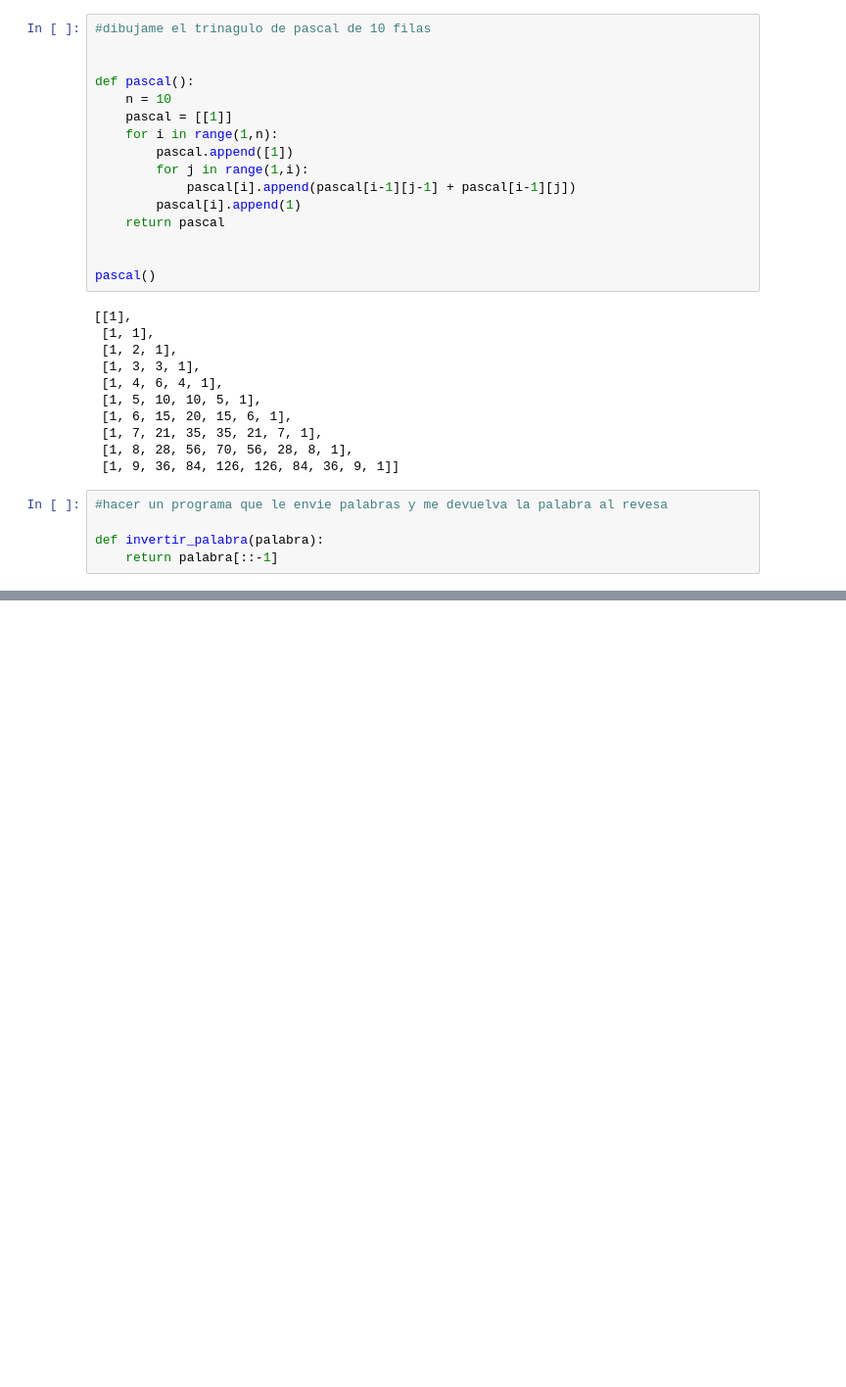
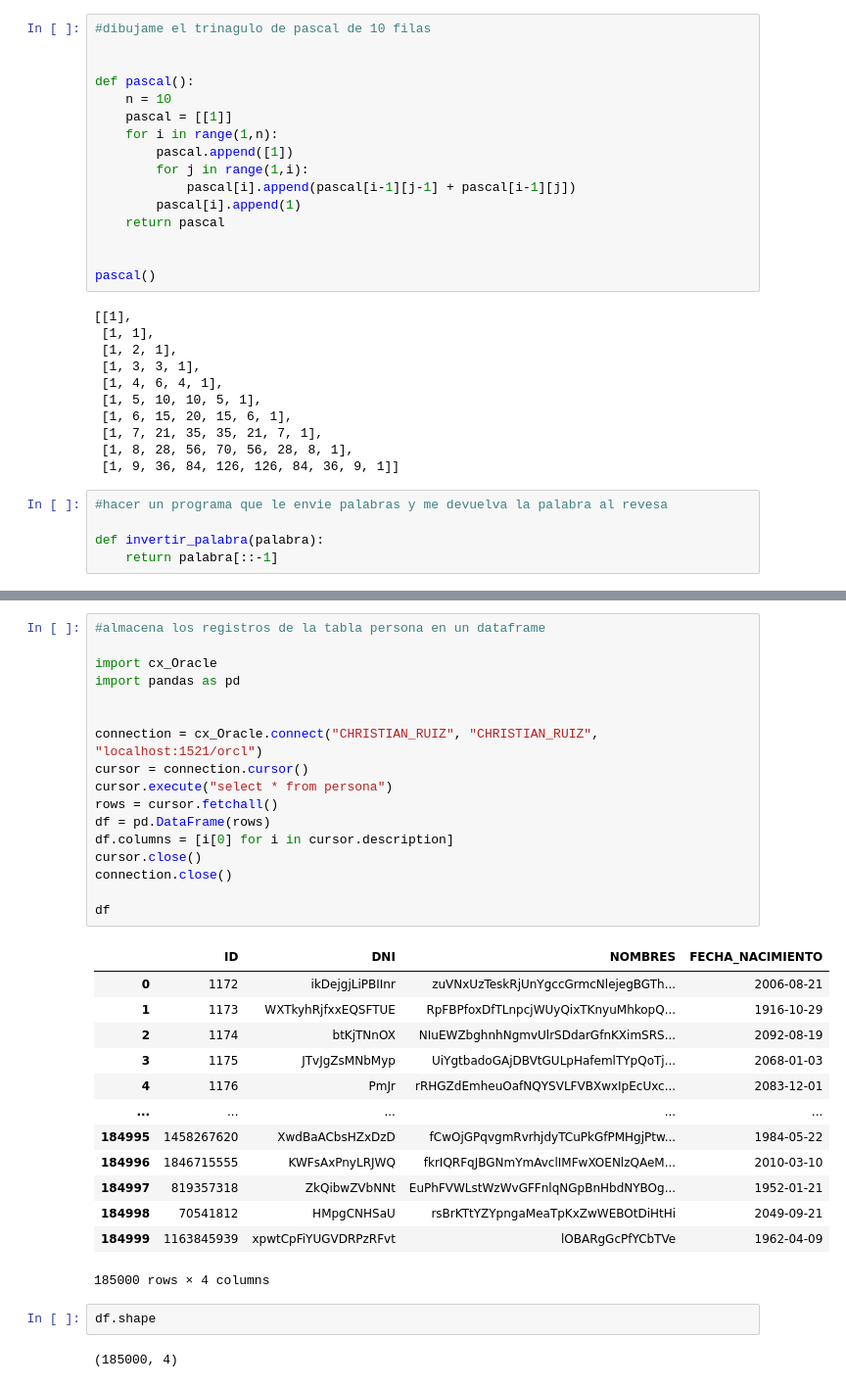
Before and after one commit to chris78rey/DIPLOM_BIGDATA, a Jupyter notebook: deberes/modulo04/talleres guiados/prueba.ipynb, the cells around one changed output, grey strips where cells are left out. Shown at 98% size. Drawn from its saved outputs; the diff is of its cells as text; blank space fills up the shorter version.

```diff
--- a/deberes/modulo04/talleres guiados/prueba.ipynb
+++ b/deberes/modulo04/talleres guiados/prueba.ipynb
@@ -66,0 +122,35 @@ def invertir_palabra(palabra):
+# %%
+#almacena los registros de la tabla persona en un dataframe
+
+import cx_Oracle
+import pandas as pd
+
+
+connection = cx_Oracle.connect("CHRISTIAN_RUIZ", "CHRISTIAN_RUIZ", "localhost:1521/orcl")
+cursor = connection.cursor()
+cursor.execute("select * from persona")
+rows = cursor.fetchall()
+df = pd.DataFrame(rows)
+df.columns = [i[0] for i in cursor.description]
+cursor.close()
+connection.close()
+
+df
+# %% [output]
+|  | ID | DNI | NOMBRES | FECHA_NACIMIENTO |
+| 0 | 1172 | ikDejgjLiPBIInr | zuVNxUzTeskRjUnYgccGrmcNlejegBGTh... | 2006-08-21 |
+| 1 | 1173 | WXTkyhRjfxxEQSFTUE | RpFBPfoxDfTLnpcjWUyQixTKnyuMhkopQ... | 1916-10-29 |
+| 2 | 1174 | btKjTNnOX | NIuEWZbghnhNgmvUlrSDdarGfnKXimSRS... | 2092-08-19 |
+| 3 | 1175 | JTvJgZsMNbMyp | UiYgtbadoGAjDBVtGULpHafemlTYpQoTj... | 2068-01-03 |
+| 4 | 1176 | PmJr | rRHGZdEmheuOafNQYSVLFVBXwxIpEcUxc... | 2083-12-01 |
+| ... | ... | ... | ... | ... |
+| 184995 | 1458267620 | XwdBaACbsHZxDzD | fCwOjGPqvgmRvrhjdyTCuPkGfPMHgjPtw... | 1984-05-22 |
+| 184996 | 1846715555 | KWFsAxPnyLRJWQ | fkrIQRFqJBGNmYmAvclIMFwXOENlzQAeM... | 2010-03-10 |
+| 184997 | 819357318 | ZkQibwZVbNNt | EuPhFVWLstWzWvGFFnlqNGpBnHbdNYBOg... | 1952-01-21 |
+| 184998 | 70541812 | HMpgCNHSaU | rsBrKTtYZYpngaMeaTpKxZwWEBOtDiHtHi | 2049-09-21 |
+| 184999 | 1163845939 | xpwtCpFiYUGVDRPzRFvt | lOBARgGcPfYCbTVe | 1962-04-09 |
+185000 rows × 4 columns
+# %%
+df.shape
+# %% [output]
+(185000, 4)
```
Also changed, not shown: parts of 10 cells of this notebook, 5 other files.
